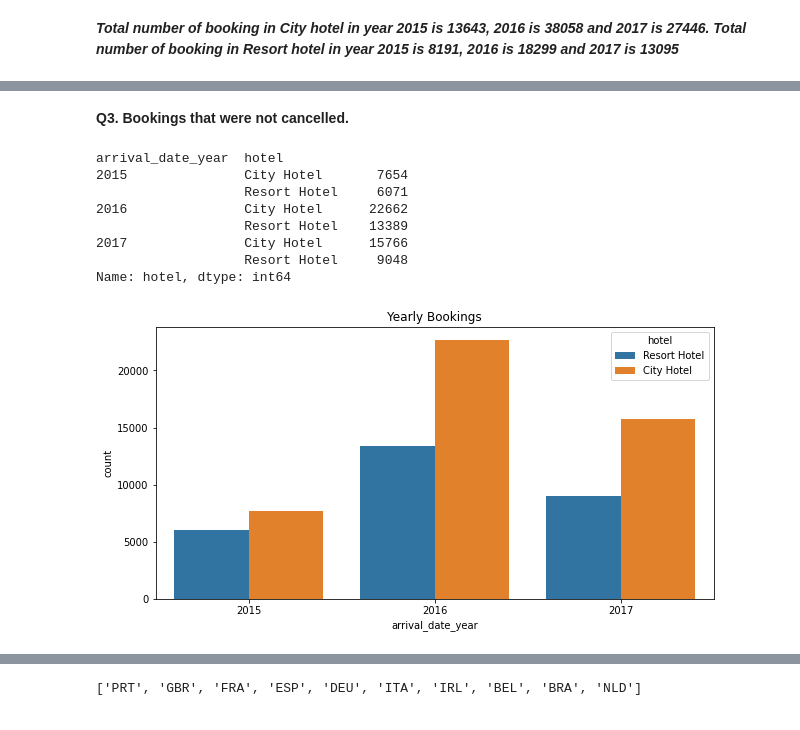
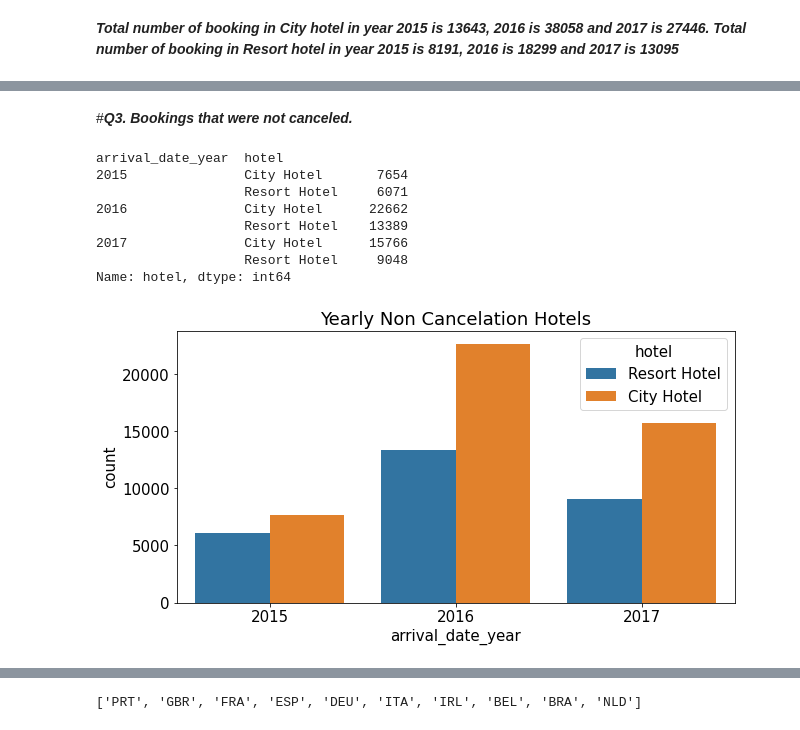
Before and after one commit to Souvik0651/hotel_booking_analysis, a Jupyter notebook: Hotel_Booking_Analysis_Souvik_Capstone_Project.ipynb, the cells around one changed output, grey strips where cells are left out. Drawn from its saved outputs; the diff is of its cells as text; code cells hidden in the pictures.

```diff
--- a/Hotel_Booking_Analysis_Souvik_Capstone_Project.ipynb
+++ b/Hotel_Booking_Analysis_Souvik_Capstone_Project.ipynb
@@ -194,7 +199,8 @@ total number of hotels is 118732
 **Plotting a pie chart for booking percentage of type of hotels**
 # %%
 # plotting pie chart
-num_of_hotel.plot.pie(fontsize=15,autopct='%1.2f%%',figsize=(8,5),colors=['r','g'],ylabel='',explode=[0.2,0],shadow=True,startangle = 60)
+plt.rcParams['figure.figsize']=(15,10)
+num_of_hotel.plot.pie(fontsize=15,autopct='%1.2f%%',figsize=(8,5),colors=['r','g'],ylabel='',explode=[0.05,0],shadow=True)
 plt.title('Booking Percentage of Hotels',fontsize=15)
 plt.show()
 # %% [output]
@@ -243,9 +250,9 @@ While the average rate of inflation in the number of guests opting for resorts i
 # %% [markdown]
-**Q3. Bookings that were not cancelled.**
+#***Q3. Bookings that were not canceled.***
 # %%
 # yearly bookings of hotels which were not cancelled
-not_canceled=hotel_booking_new[hotel_booking_new['is_canceled']==0]
-r=hotel_booking_new[hotel_booking_new['is_canceled']==0]
+not_canceled=hotel_booking_new[hotel_booking_new['is_canceled']=='No']
+r=hotel_booking_new[hotel_booking_new['is_canceled']=='No']
 # %%
 # number of arrivals for city hotels and resort hotels in 2015,2016 and 2017
 r.groupby(['arrival_date_year'])['hotel'].value_counts()
@@ -261,7 +268,7 @@ Name: hotel, dtype: int64
 # %%
 # graphical representation for  yearly non canceletion hotels
 plt.rcParams['figure.figsize']=(10,5)
-sns.countplot(x='arrival_date_year',data=not_canceled,hue='hotel').set_title('Yearly Bookings')
+sns.countplot(x='arrival_date_year',data=not_canceled,hue='hotel').set_title('Yearly Non Cancelation Hotels')
 plt.show()
 # %% [output]
-[figure, old version]
+[figure, new version]
```
Also changed, not shown: parts of 126 cells of this notebook.
